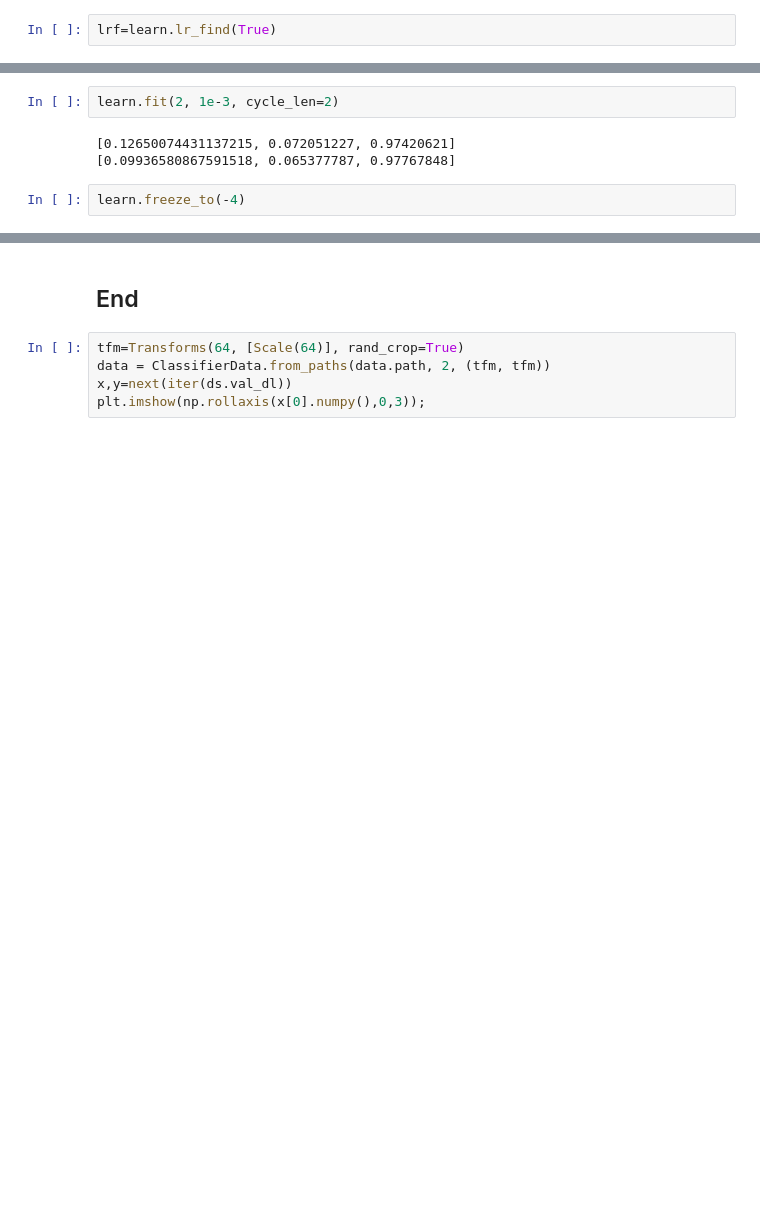
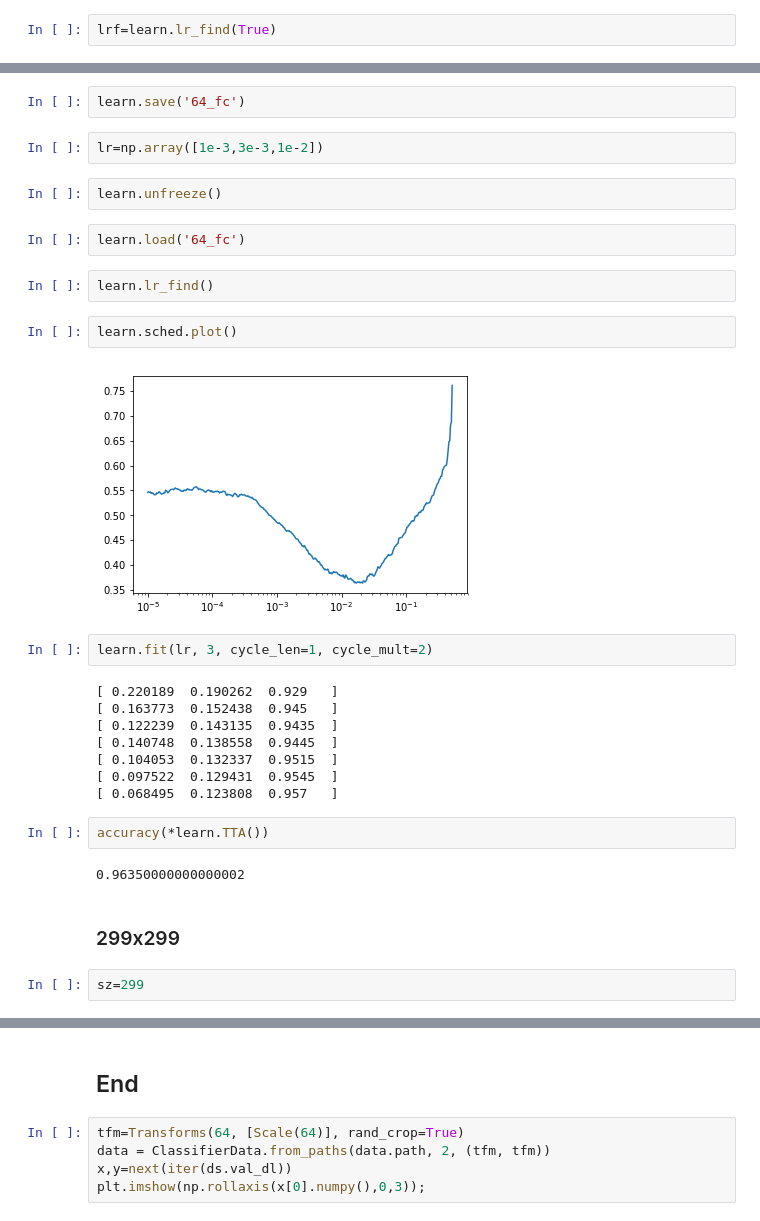
Before and after one commit to yanneta/deeplearning, a Jupyter notebook: nbs/dogscats_pt.ipynb, the cells around one changed output, grey strips where cells are left out. Drawn from its saved outputs; the diff is of its cells as text; blank space fills up the shorter version.

```diff
--- a/nbs/dogscats_pt.ipynb
+++ b/nbs/dogscats_pt.ipynb
@@ -56,7 +54,32 @@ lrf.plot()
+# %%
+learn.save('64_fc')
+# %%
+lr=np.array([1e-3,3e-3,1e-2])
+# %%
+learn.unfreeze()
+# %%
+learn.load('64_fc')
+# %%
+learn.lr_find()
+# %%
+learn.sched.plot()
+# %% [output]
+[figure, added]
 # %%
-learn.fit(2, 1e-3, cycle_len=2)
+learn.fit(lr, 3, cycle_len=1, cycle_mult=2)
 # %% [output]
-[0.12650074431137215, 0.072051227, 0.97420621]
-[0.09936580867591518, 0.065377787, 0.97767848]
+[ 0.220189  0.190262  0.929   ]
+[ 0.163773  0.152438  0.945   ]
+[ 0.122239  0.143135  0.9435  ]
+[ 0.140748  0.138558  0.9445  ]
+[ 0.104053  0.132337  0.9515  ]
+[ 0.097522  0.129431  0.9545  ]
+[ 0.068495  0.123808  0.957   ]
-# %%
-learn.freeze_to(-4)
+# %%
+accuracy(*learn.TTA())
+# %% [output]
+0.96350000000000002
+# %% [markdown]
+### 299x299
+# %%
+sz=299
```
Also changed, not shown: parts of 27 cells of this notebook, 16 other files.
